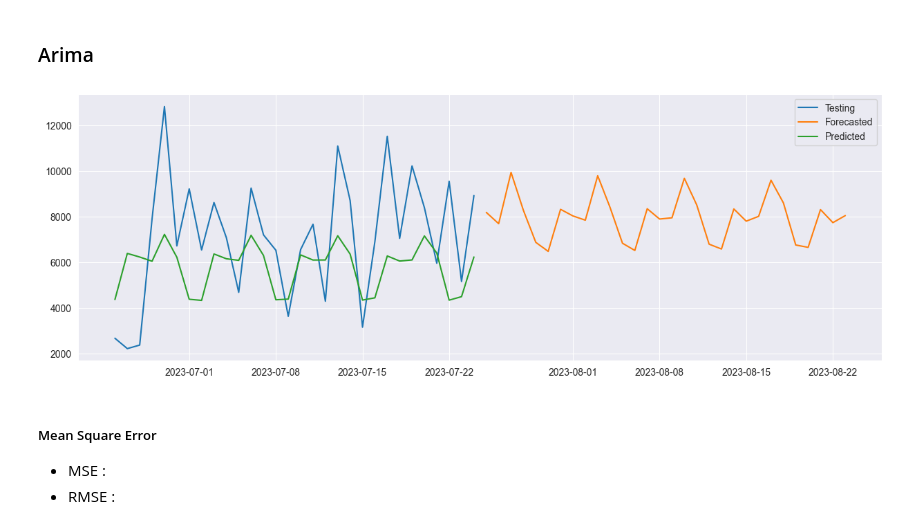
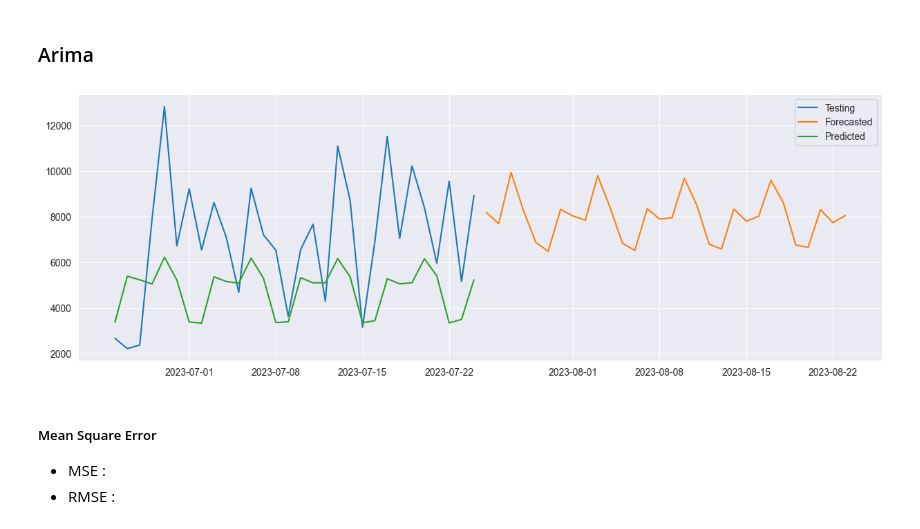
Before and after one commit to kibambe-0167/time-series-analysis, a Jupyter notebook: app.ipynb, the cells around one changed output. Saved outputs shown, nothing was run; the diff lists cells and outputs as text; code cells hidden in the pictures.

```diff
--- a/app.ipynb
+++ b/app.ipynb
@@ -854,14 +869,14 @@ arimaPredictedSteps.shape
 # %%
 plt.figure(figsize=(15, 5))
 # plt.plot(trainSteps, label="training")
 plt.plot(testSteps, label="Testing")
 plt.plot(arimaForecastedSteps, label="Forecasted")
-plt.plot(arimaPredictedSteps + 1000, label="Predicted")
+plt.plot(arimaPredictedSteps, label="Predicted")
 plt.legend()
 plt.title("")
 plt.show()
 # %% [output]
-[figure, old version]
+[figure, new version]
 # %% [markdown]
 ##### Mean Square Error
 - MSE  :
```
Also changed, not shown: parts of 7 cells of this notebook.
